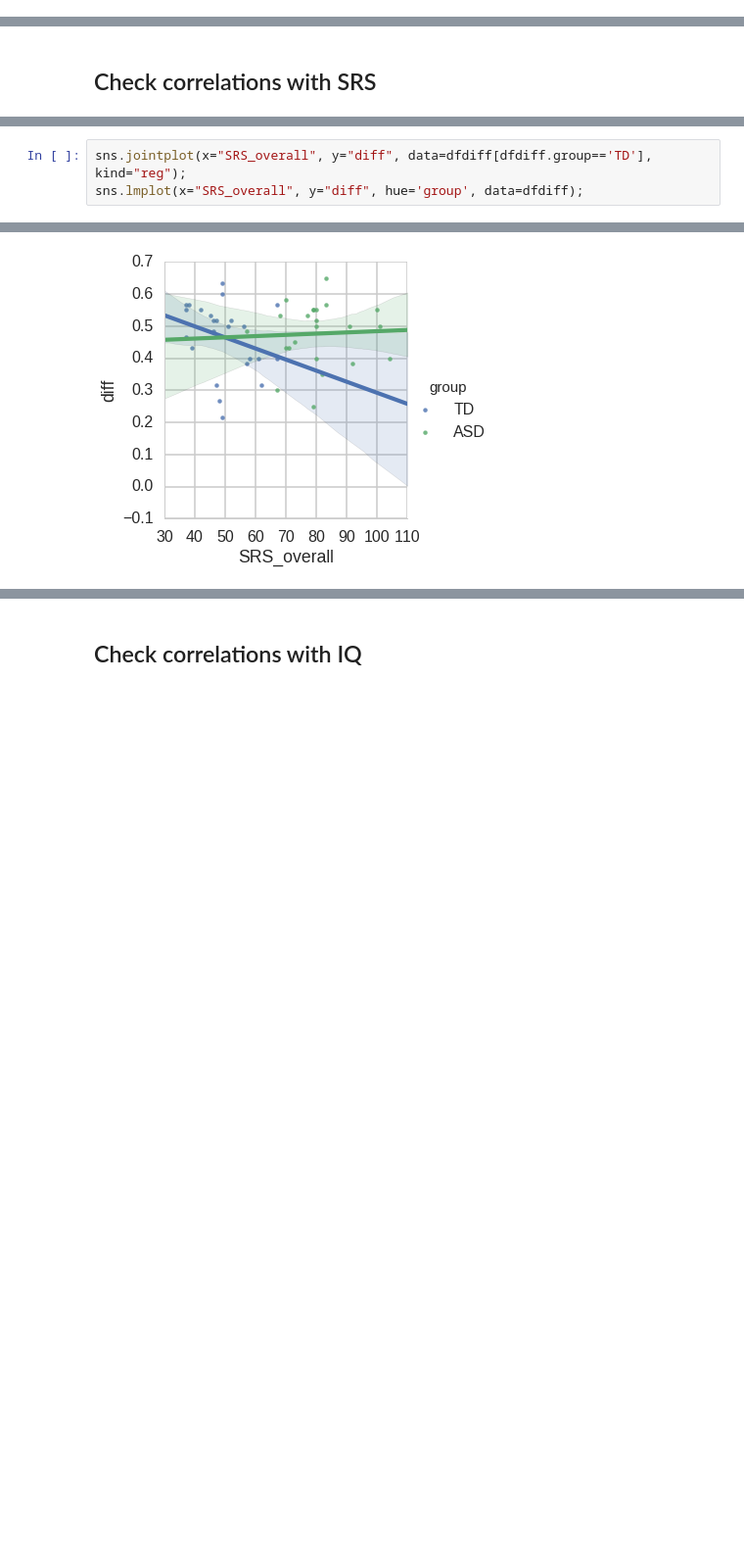
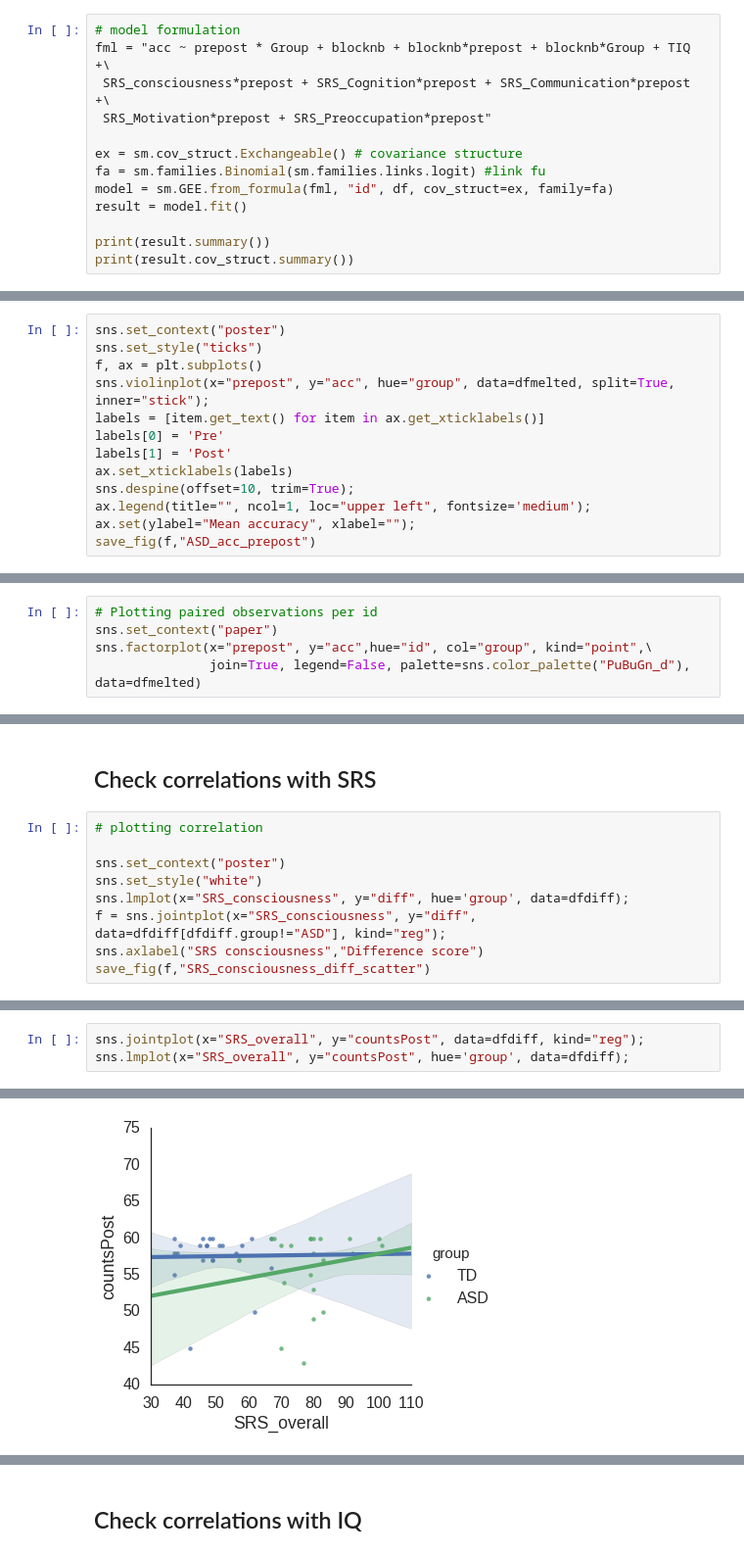
Before and after one commit to hoenir/MooneyTD, a Jupyter notebook: analysisAdolescentsASD2016.ipynb, the cells around one changed output, grey strips where cells are left out. Shown at 98% size. Saved outputs shown, nothing was run; the diff lists cells and outputs as text; blank space fills up the shorter version.

```diff
--- a/analysisAdolescentsASD2016.ipynb
+++ b/analysisAdolescentsASD2016.ipynb
@@ -788,0 +1236,13 @@ The correlation between two observations in the same cluster is 0.033
+# %%
+# model formulation
+fml = "acc ~ prepost * Group + blocknb + blocknb*prepost + blocknb*Group + TIQ +\
+ SRS_consciousness*prepost + SRS_Cognition*prepost + SRS_Communication*prepost +\
+ SRS_Motivation*prepost + SRS_Preoccupation*prepost"
+
+ex = sm.cov_struct.Exchangeable() # covariance structure
+fa = sm.families.Binomial(sm.families.links.logit) #link fu
+model = sm.GEE.from_formula(fml, "id", df, cov_struct=ex, family=fa)
+result = model.fit()
+
+print(result.summary())
+print(result.cov_struct.summary())
@@ -921,0 +1534,13 @@ sns.despine(left=True)
+# %%
+sns.set_context("poster")
+sns.set_style("ticks")
+f, ax = plt.subplots()
+sns.violinplot(x="prepost", y="acc", hue="group", data=dfmelted, split=True, inner="stick");
+labels = [item.get_text() for item in ax.get_xticklabels()]
+labels[0] = 'Pre'
+labels[1] = 'Post'
+ax.set_xticklabels(labels)
+sns.despine(offset=10, trim=True);
+ax.legend(title="", ncol=1, loc="upper left", fontsize='medium');
+ax.set(ylabel="Mean accuracy", xlabel="");
+save_fig(f,"ASD_acc_prepost")
@@ -921,0 +1563,5 @@ sns.despine(left=True)
+# %%
+# Plotting paired observations per id
+sns.set_context("paper")
+sns.factorplot(x="prepost", y="acc",hue="id", col="group", kind="point",\
+               join=True, legend=False, palette=sns.color_palette("PuBuGn_d"), data=dfmelted)
@@ -922,2 +1571,11 @@ sns.despine(left=True)
 # %% [markdown]
 ## Check correlations with SRS
+# %%
+# plotting correlation
+
+sns.set_context("poster")
+sns.set_style("white")
+sns.lmplot(x="SRS_consciousness", y="diff", hue='group', data=dfdiff);
+f = sns.jointplot(x="SRS_consciousness", y="diff", data=dfdiff[dfdiff.group!="ASD"], kind="reg");
+sns.axlabel("SRS consciousness","Difference score")
+save_fig(f,"SRS_consciousness_diff_scatter")
@@ -924,4 +1586,4 @@ sns.despine(left=True)
 # %%
-sns.jointplot(x="SRS_overall", y="diff", data=dfdiff[dfdiff.group=='TD'], kind="reg");
-sns.lmplot(x="SRS_overall", y="diff", hue='group', data=dfdiff);
+sns.jointplot(x="SRS_overall", y="countsPost", data=dfdiff, kind="reg");
+sns.lmplot(x="SRS_overall", y="countsPost", hue='group', data=dfdiff);
 # %% [output]
@@ -929 +1591 @@ sns.lmplot(x="SRS_overall", y="diff", hue='group', data=dfdiff);
-[figure, old version]
+[figure, new version]
```
Also changed, not shown: parts of 149 cells of this notebook, 36 other files.
